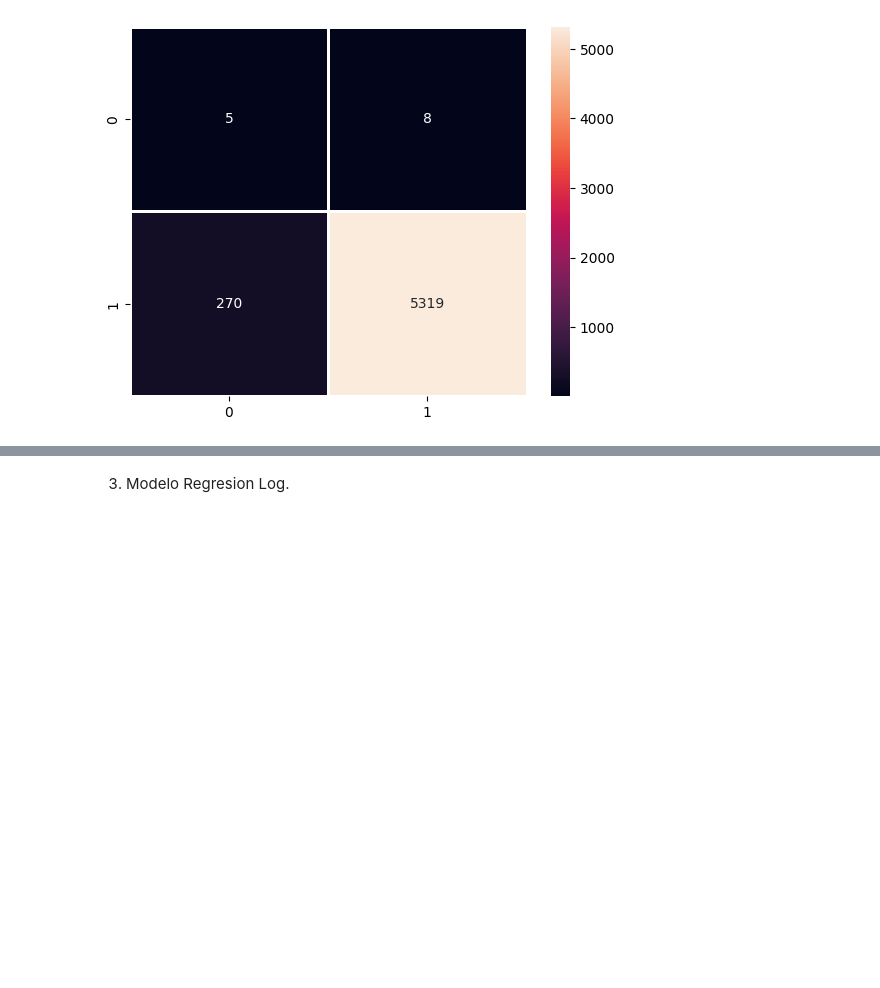
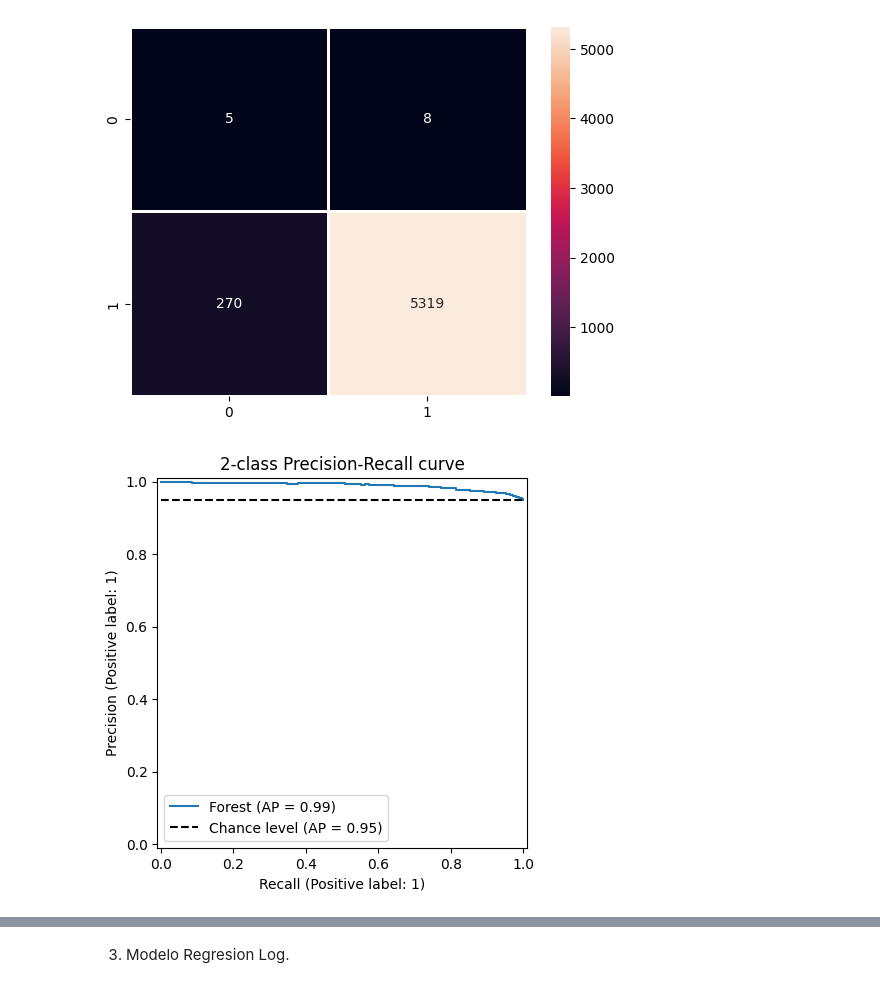
Before and after one commit to alejokawaii/DanielAlejandroSalcedoPerez_proyecto_final_ML, a Jupyter notebook: notebooks/DIVISION TRAIN Y TEST-OVERSAMPLING-SELECCION MODELO.ipynb, the cells around one changed output, grey strips where cells are left out. Saved outputs shown, nothing was run; the diff lists cells and outputs as text; code cells hidden in the pictures; blank space fills up the shorter version.

```diff
--- a/notebooks/DIVISION TRAIN Y TEST-OVERSAMPLING-SELECCION MODELO.ipynb
+++ b/notebooks/DIVISION TRAIN Y TEST-OVERSAMPLING-SELECCION MODELO.ipynb
@@ -592,3 +611,10 @@ sns.heatmap((confusion_matrix(predicciones_forest,y_test_ryg)),linewidths=1,anno
 # %% [output]
 <Axes: >
 [figure]
+# %%
+display = PrecisionRecallDisplay.from_estimator(
+    forest_clf,X_test_ryg, y_test_ryg, name="Forest", plot_chance_level=True
+)
+_ = display.ax_.set_title("2-class Precision-Recall curve")
+# %% [output]
+[figure, added]
```
Also changed, not shown: parts of 18 cells of this notebook, 4 other files.
